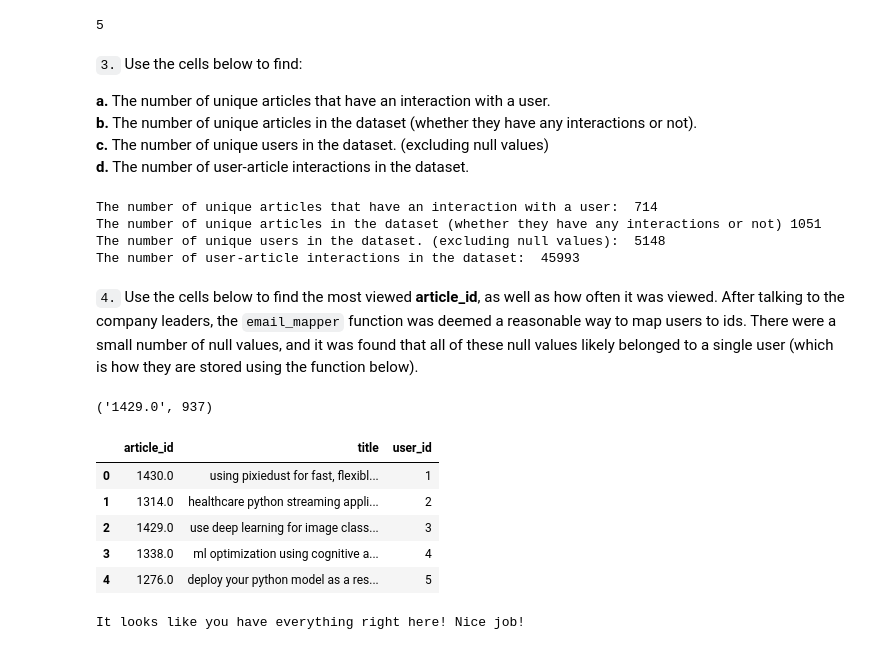
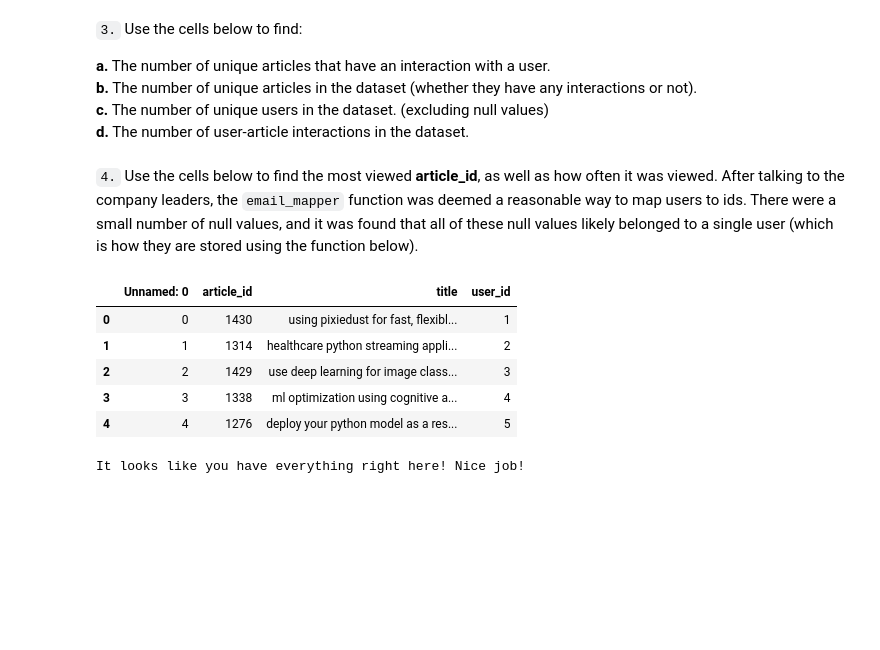
Before and after one commit to rajatsharma369007/recommendation-with-IBM, a Jupyter notebook: Recommendations_with_IBM.ipynb, the cells around one changed output. Saved outputs shown, nothing was run; the diff lists cells and outputs as text; code cells hidden in the pictures; blank space fills up the shorter version.

```diff
--- a/Recommendations_with_IBM.ipynb
+++ b/Recommendations_with_IBM.ipynb
@@ -24,15 +24,12 @@ import pandas as pd
 import numpy as np
 import matplotlib.pyplot as plt
 import project_tests as t
-import pickle
 
-%matplotlib inline
 
-df = pd.read_csv('data/user-item-interactions.csv')
-df_content = pd.read_csv('data/articles_community.csv')
-del df['Unnamed: 0']
-del df_content['Unnamed: 0']
-
+df = pd.read_csv(
+    'data/user-item-interactions.csv',
+    dtype={'article_id': int, 'title': str, 'email': str}
+)
 # Show df to get an idea of the data
 df.head()
 # %% [output]
@@ -54,0 +88,3 @@ df_content.head()
+# %%
+# Fill email NaNs with "unknown_user"
+df = df.replace(np.nan, "unknown_user")
@@ -91,5 +124,0 @@ median_val, max_views_by_user
-# %%
-# Find and explore duplicate articles
-df_content.duplicated(['article_id']).sum()
-# %% [output]
-5
@@ -104,61 +130,38 @@ df_content = df_content.drop_duplicates(subset='article_id', keep='first')
 **c.** The number of unique users in the dataset. (excluding null values) <br>
 **d.** The number of user-article interactions in the dataset.
 # %%
-unique_articles = df['article_id'].nunique() # The number of unique articles that have at least one interaction
-total_articles = len(df_content) # The number of unique articles on the IBM platform
-unique_users = df['email'].dropna().nunique() # The number of unique users
-user_article_interactions = len(df) # The number of user-article interactions
-
-print("The number of unique articles that have an interaction with a user: ", unique_articles)
-print("The number of unique articles in the dataset (whether they have any interactions or not)", total_articles)
-print("The number of unique users in the dataset. (excluding null values): ", unique_users)
-print("The number of user-article interactions in the dataset: ", user_article_interactions)
+unique_articles = len(df.article_id.unique()) # The number of unique articles that have at least one interaction
+total_articles = len(df.article_id.unique()) # The number of unique articles on the IBM platform
+unique_users =  len(df.email.unique()) # The number of unique users
+user_article_interactions = df.shape[0] # The number of user-article interactions
-# %% [output]
-The number of unique articles that have an interaction with a user:  714
-The number of unique articles in the dataset (whether they have any interactions or not) 1051
-The number of unique users in the dataset. (excluding null values):  5148
-The number of user-article interactions in the dataset:  45993
 # %% [markdown]
 `4.` Use the cells below to find the most viewed **article_id**, as well as how often it was viewed.  After talking to the company leaders, the `email_mapper` function was deemed a reasonable way to map users to ids.  There were a small number of null values, and it was found that all of these null values likely belonged to a single user (which is how they are stored using the function below).
 # %%
-# The most viewed article in the dataset as a string with one value following the decimal
-most_viewed_article_id = str(df['article_id'].value_counts().index[0])
-# The most viewed article in the dataset was viewed how many times?
-max_views = df['article_id'].value_counts().max()
-
-most_viewed_article_id, max_views
+most_viewed_article_id = article_interaction.index[0] # The most viewed article in the dataset as a string with one value following the decimal
+max_views =  article_interaction.email.iloc[0] # The most viewed article in the dataset was viewed how many times?
-# %% [output]
-('1429.0', 937)
 # %%
 ## No need to change the code here - this will be helpful for later parts of the notebook
 # Run this cell to map the user email to a user_id column and remove the email column
 
-def email_mapper():
-    coded_dict = dict()
-    cter = 1
-    email_encoded = []
+def email_mapper(df=df):
+    coded_dict = {
+        email: num
+        for num, email in enumerate(df['email'].unique(), start=1)
+    }
+    return [coded_dict[val] for val in df['email']]
 
-    for val in df['email']:
-        if val not in coded_dict:
-            coded_dict[val] = cter
-            cter+=1
-
-        email_encoded.append(coded_dict[val])
-    return email_encoded
-
-email_encoded = email_mapper()
+df['user_id'] = email_mapper(df)
 del df['email']
-df['user_id'] = email_encoded
 
 # show header
 df.head()
 # %% [output]
-|  | article_id | title | user_id |
-| 0 | 1430.0 | using pixiedust for fast, flexibl... | 1 |
-| 1 | 1314.0 | healthcare python streaming appli... | 2 |
-| 2 | 1429.0 | use deep learning for image class... | 3 |
-| 3 | 1338.0 | ml optimization using cognitive a... | 4 |
-| 4 | 1276.0 | deploy your python model as a res... | 5 |
+|  | Unnamed: 0 | article_id | title | user_id |
+| 0 | 0 | 1430 | using pixiedust for fast, flexibl... | 1 |
+| 1 | 1 | 1314 | healthcare python streaming appli... | 2 |
+| 2 | 2 | 1429 | use deep learning for image class... | 3 |
+| 3 | 3 | 1338 | ml optimization using cognitive a... | 4 |
+| 4 | 4 | 1276 | deploy your python model as a res... | 5 |
 # %%
 ## If you stored all your results in the variable names above,
 ## you shouldn't need to change anything in this cell
```
Also changed, not shown: parts of 101 cells of this notebook.
